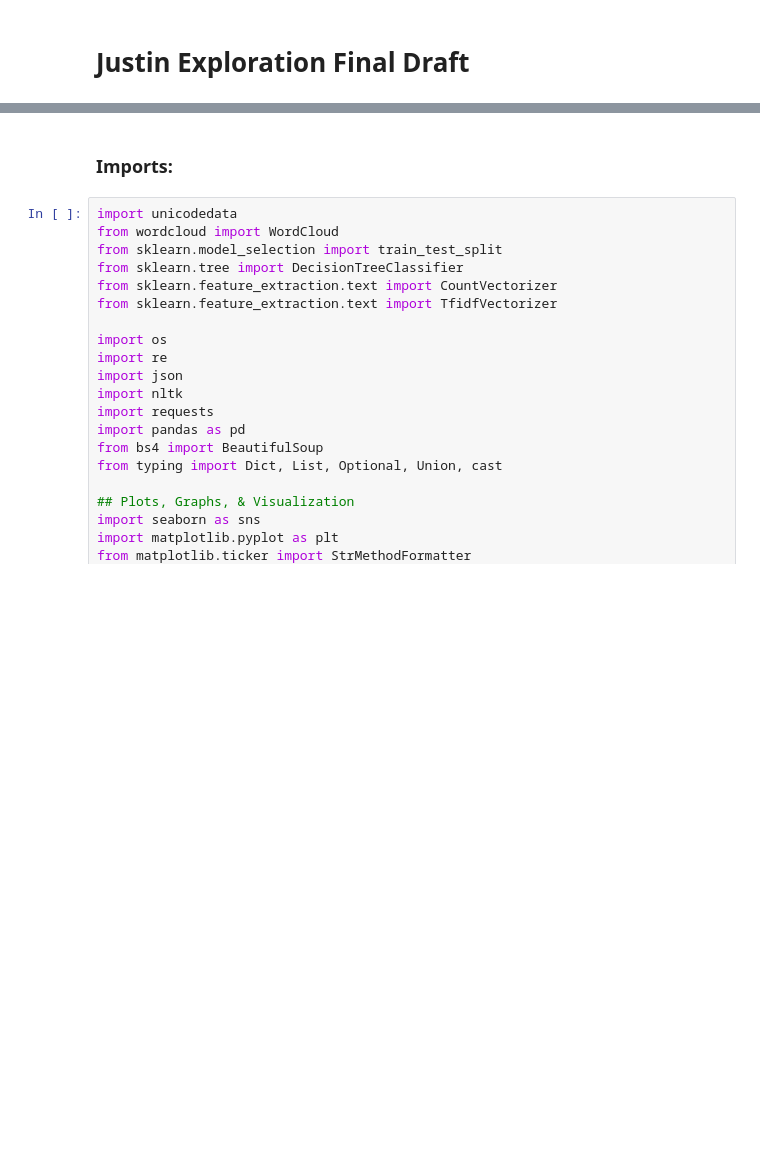
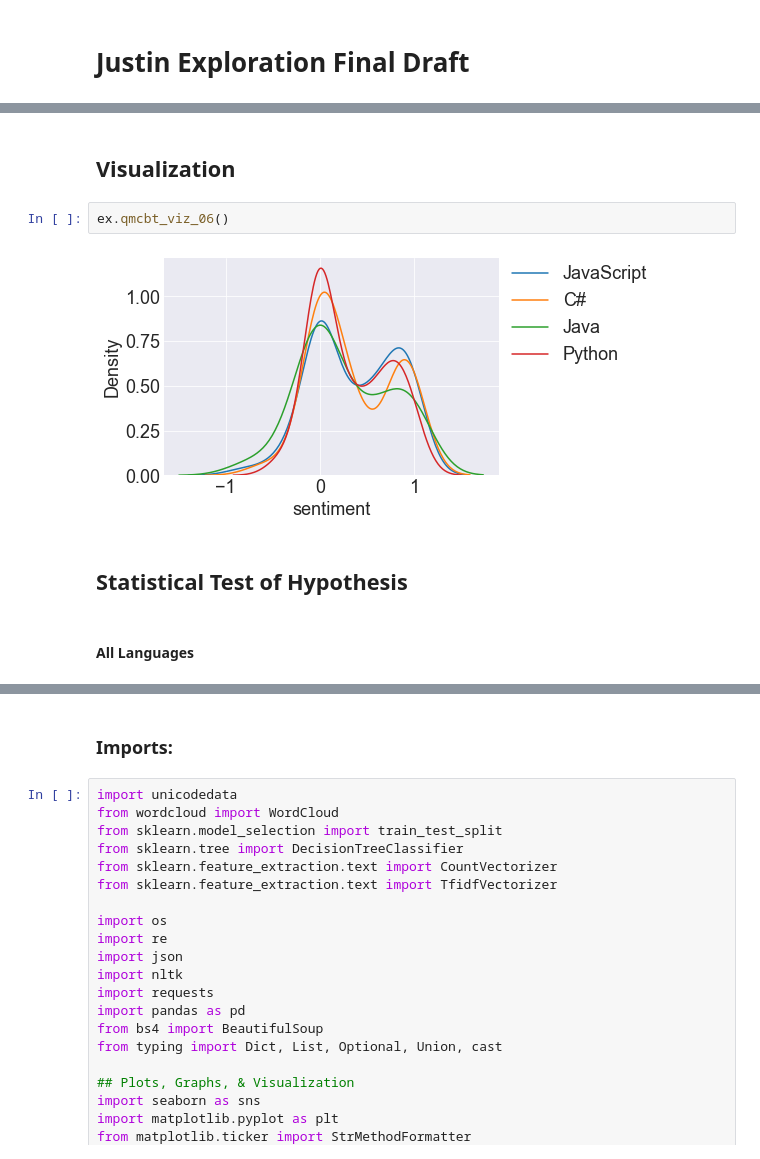
Before and after one commit to Codeup-Mirzakhani-Group1-NLP-Project/Codeup-Mirzakhani-GitHub-Scrape-NLP-Project, a Jupyter notebook: justin_docs/Justin_Explore_Final_Draft.ipynb, the cells around one changed output, grey strips where cells are left out. Drawn from its saved outputs; the diff is of its cells as text; blank space fills up the shorter version.

```diff
--- a/justin_docs/Justin_Explore_Final_Draft.ipynb
+++ b/justin_docs/Justin_Explore_Final_Draft.ipynb
@@ -2,0 +80,10 @@
+# %% [markdown]
+## Visualization
+# %%
+ex.qmcbt_viz_06()
+# %% [output]
+[figure, added]
+# %% [markdown]
+## Statistical Test of Hypothesis
+# %% [markdown]
+#### All Languages
```
Also changed, not shown: parts of 34 cells of this notebook.
